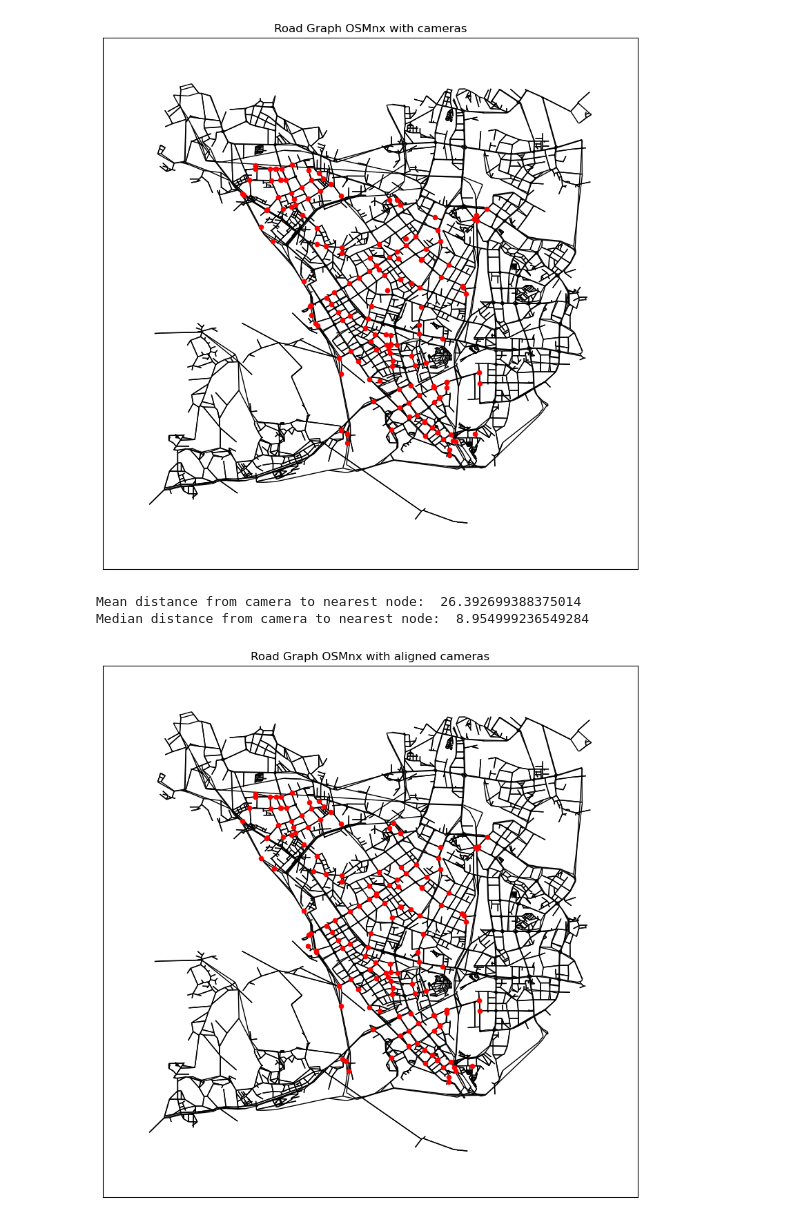
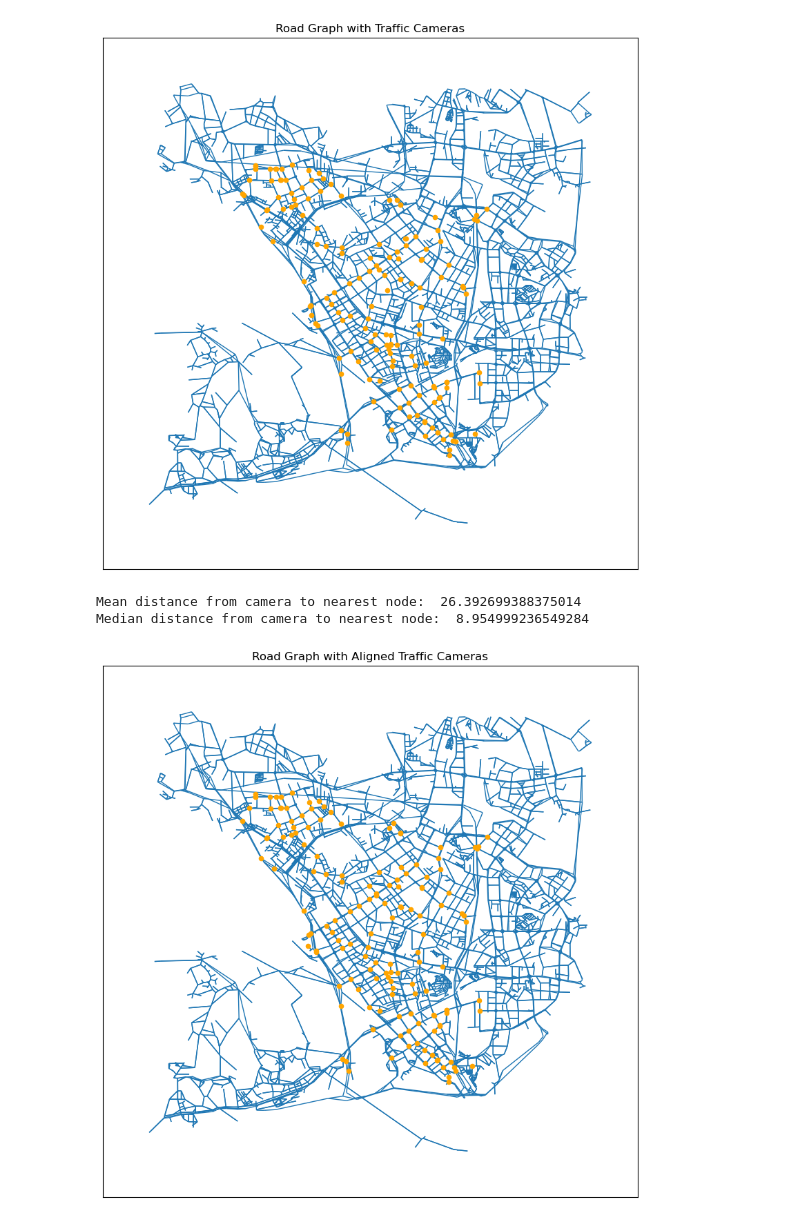
Before and after one commit to manuelck99/bachelors-thesis, a Jupyter notebook: bachelors_thesis/notebook/cameras.ipynb, the cells around one changed output. Drawn from its saved outputs; the diff is of its cells as text; code cells hidden in the pictures.

```diff
--- a/bachelors_thesis/notebook/cameras.ipynb
+++ b/bachelors_thesis/notebook/cameras.ipynb
@@ -23,36 +23,37 @@ cameras_dict = {camera["camera_id"]: camera for camera in cameras}
 # %%
 # Load road graph
 road_graph = util.load_graph(f"{data_path}/road_graph/road_graph_ox_nsl_sim_sc.pickle")
 road_graph = ox.project_graph(road_graph, to_crs=util.EPSG_32650)
 
 # Project camera coordinates
 for camera in cameras:
     x, y = camera["x"], camera["y"]
     proj_gps = util.xy_to_epsg4326(np.array([[x, y]]))
     proj_gps = util.epsg4326_to_epsg32650(proj_gps)
     lon, lat = proj_gps[0, 0], proj_gps[0, 1]
     camera["lon"] = lon
     camera["lat"] = lat
 
 cameras_coordinates = np.array([[camera["lon"], camera["lat"]] for camera in cameras])
 
 # Draw cameras on road graph
 pos = {node: (road_graph.nodes[node]["x"], road_graph.nodes[node]["y"]) for node in road_graph.nodes()}
 
 fig, ax = plt.subplots(1, 1, figsize=(10, 10))
 nx.draw_networkx_edges(
     road_graph,
     pos,
+    edge_color="#1f77b4",
     arrows=False,
     ax=ax
 )
-ax.scatter(cameras_coordinates[:, 0], cameras_coordinates[:, 1], s=20, c="red")
-ax.set_title("Road Graph OSMnx with cameras")
+ax.scatter(cameras_coordinates[:, 0], cameras_coordinates[:, 1], s=20, c="orange")
+ax.set_title("Road Graph with Traffic Cameras")
 
 plt.savefig(f"{data_path}/road_graph/road_graph_ox_nsl_sim_sc_cameras.svg")
 plt.show()
 # %% [output]
-[figure, old version]
+[figure, new version]
 # %%
 # Match cameras to nearest node
 nodes = [{"node_id": node, "x": road_graph.nodes[node]["x"], "y": road_graph.nodes[node]["y"]} for node in
@@ -77,18 +78,19 @@ fig, ax = plt.subplots(1, 1, figsize=(10, 10))
 nx.draw_networkx_edges(
     road_graph,
     pos,
+    edge_color="#1f77b4",
     arrows=False,
     ax=ax
 )
-ax.scatter(cameras_nodes_coordinates[:, 0], cameras_nodes_coordinates[:, 1], s=20, c="red")
-ax.set_title("Road Graph OSMnx with aligned cameras")
+ax.scatter(cameras_nodes_coordinates[:, 0], cameras_nodes_coordinates[:, 1], s=20, c="orange")
+ax.set_title("Road Graph with Aligned Traffic Cameras")
 
 plt.savefig(f"{data_path}/road_graph/road_graph_ox_nsl_sim_sc_cameras_aligned.svg")
 plt.show()
 # %% [output]
 Mean distance from camera to nearest node:  26.392699388375014
 Median distance from camera to nearest node:  8.954999236549284
-[figure, old version]
+[figure, new version]
 # %%
 # Save camera info
 for camera in cameras_dict.values():
```
Also changed, not shown: 3 other files.
